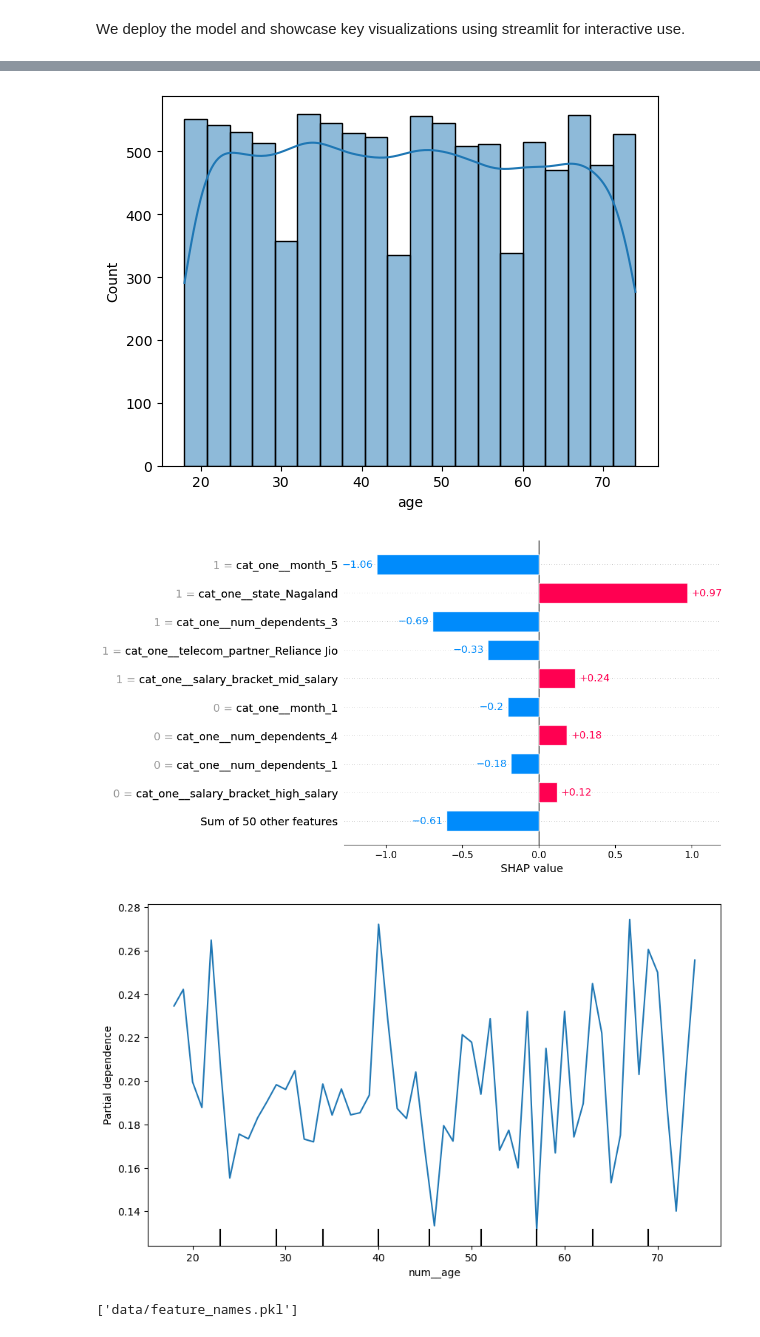
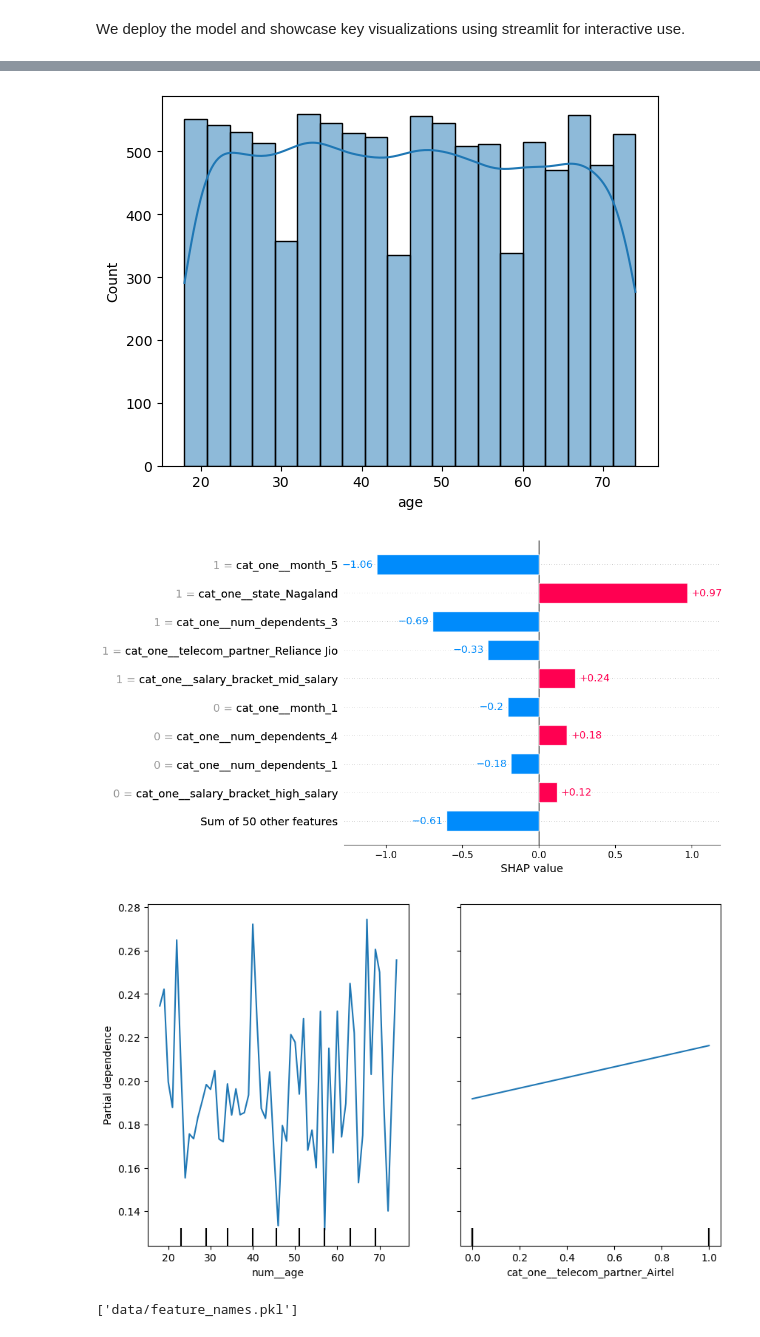
Before and after one commit to LucasHoffSchmidt/Data_Science_Customer_Churn_Prediction, a Jupyter notebook: customer_churn_prediction.ipynb, the cells around one changed output, grey strips where cells are left out. Drawn from its saved outputs; the diff is of its cells as text; code cells hidden in the pictures.

```diff
--- a/customer_churn_prediction.ipynb
+++ b/customer_churn_prediction.ipynb
@@ -845,6 +861,7 @@ df = churn_clean_df.copy()
 #best_model = best_model
 #best_preprocessor = best_preprocessor
 X_train_transformed = best_preprocessor.transform(X_train)
+X_train_transformed = pd.DataFrame(X_train_transformed, columns=best_preprocessor.get_feature_names_out())
 X_test_transformed = best_preprocessor.transform(X_test)
 X_test_transformed = pd.DataFrame(X_test_transformed, columns=best_preprocessor.get_feature_names_out())
 feature_names = best_preprocessor.get_feature_names_out()
@@ -900,7 +917,7 @@ st.subheader("Partial Dependence Plots")
 selected_features = st.multiselect(
     "Select variables to display in the Partial Dependence Plots",
     feature_names,
-    default=feature_names[0]
+    default=[feature_names[0], feature_names[1]]
 )
 
 fig, ax = plt.subplots(figsize=(10, 6))
@@ -920,7 +943,7 @@ plt.show() # Delete from deployment file
 [figure]
 [figure]
 [figure]
-[figure, old version]
+[figure, new version]
 # %%
 # 2) Saving variables for deployment file
 import joblib
```
Also changed, not shown: parts of 8 cells of this notebook, 2 other files.
